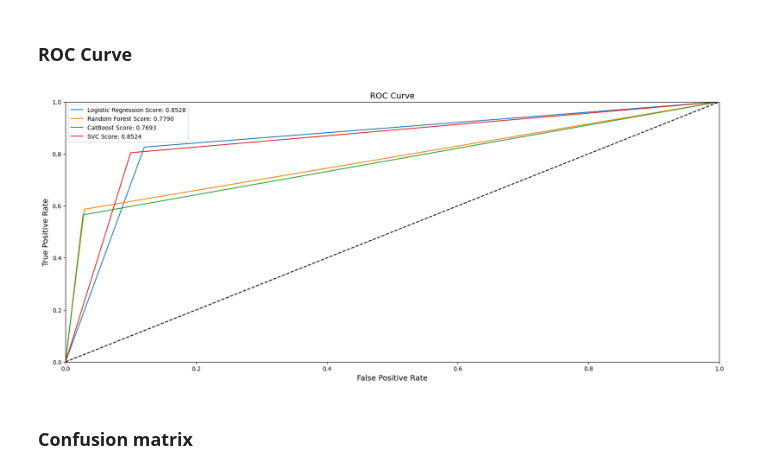
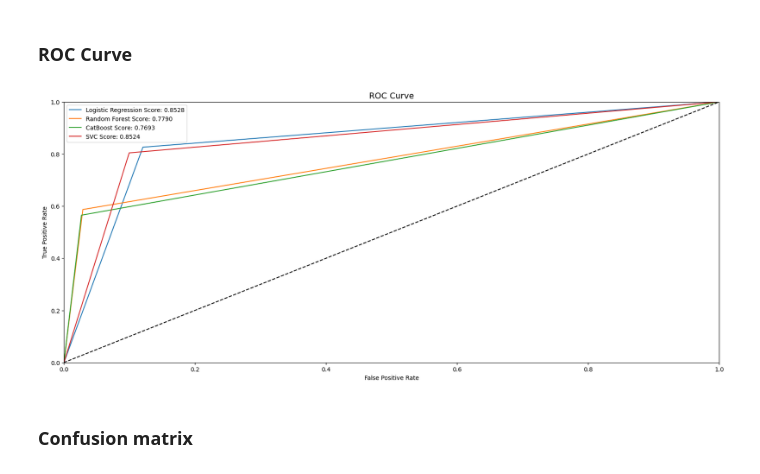
Before and after one commit to jrsh44/ML-bankruptcy-prediction, a Jupyter notebook: ml-code.ipynb, the cells around one changed output. Saved outputs shown, nothing was run; the diff lists cells and outputs as text; code cells hidden in the pictures.

```diff
--- a/ml-code.ipynb
+++ b/ml-code.ipynb
@@ -265,9 +309,9 @@ random_search = RandomizedSearchCV(
 
 random_search.fit(x_train, y_train)
 
-best_estimator = random_search.best_estimator_
+cat_estimator = random_search.best_estimator_
 # %%
-y_pred_cat = best_estimator.predict(x_test)
+y_pred_cat = cat_estimator.predict(x_test)
 show_metrics(y_test, y_pred_cat)
 # %% [output]
 ------------------------------
@@ -303,9 +347,9 @@ random_search = RandomizedSearchCV(
 
 random_search.fit(x_train, y_train)
 
-best_estimator = random_search.best_estimator_
+svc_estimator = random_search.best_estimator_
 # %%
-y_pred_svc = best_estimator.predict(x_test)
+y_pred_svc = svc_estimator.predict(x_test)
 show_metrics(y_test, y_pred_svc)
 # %% [output]
 ------------------------------
@@ -324,25 +368,25 @@ GINI: 0.70478
 # %%
 log_fpr, log_tpr, _ = roc_curve(y_test, y_pred_log_reg)
 for_fpr, for_tpr, _ = roc_curve(y_test, y_pred_rand_for)
 cat_fpr, cat_tpr, _ = roc_curve(y_test, y_pred_cat)
 svc_fpr, svc_tpr, _ = roc_curve(y_test, y_pred_svc)
 
 
 plt.figure(figsize=(20,8))
 plt.title('ROC Curve', fontsize=14)
 plt.plot(log_fpr, log_tpr, label=f'Logistic Regression Score: {roc_auc_score(y_test, y_pred_log_reg):.4f}')
 plt.plot(for_fpr, for_tpr, label=f'Random Forest Score: {roc_auc_score(y_test, y_pred_rand_for):.4f}')
 plt.plot(cat_fpr, cat_tpr, label=f'CatBoost Score: {roc_auc_score(y_test, y_pred_cat):.4f}')
 plt.plot(svc_fpr, svc_tpr, label=f'SVC Score: {roc_auc_score(y_test, y_pred_svc):.4f}')
 plt.plot([0, 1], [0, 1], 'k--')
 plt.axis([0, 1, 0, 1])
-plt.xlabel('False Positive Rate', fontsize=13)
-plt.ylabel('True Positive Rate', fontsize=13)
+plt.xlabel('False Positive Rate')
+plt.ylabel('True Positive Rate')
 plt.legend()
 
 plt.show()
 # %% [output]
-[figure, old version]
+[figure, new version]
 # %% [markdown]
 ### Confusion matrix
 # %%
```
Also changed, not shown: parts of 13 cells of this notebook.
